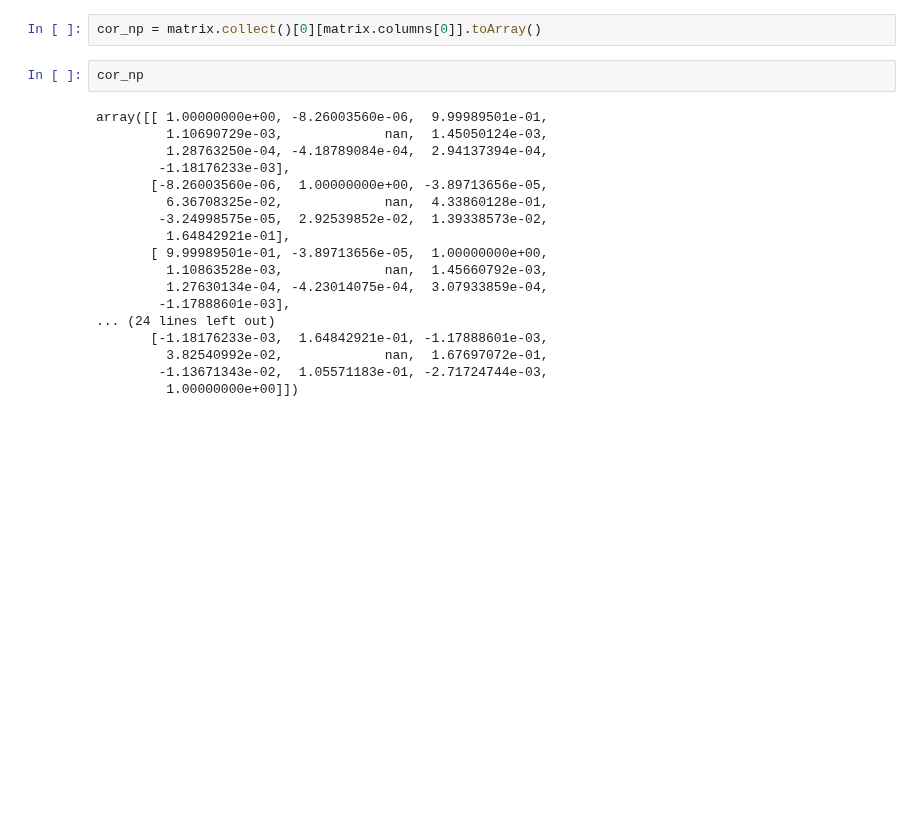
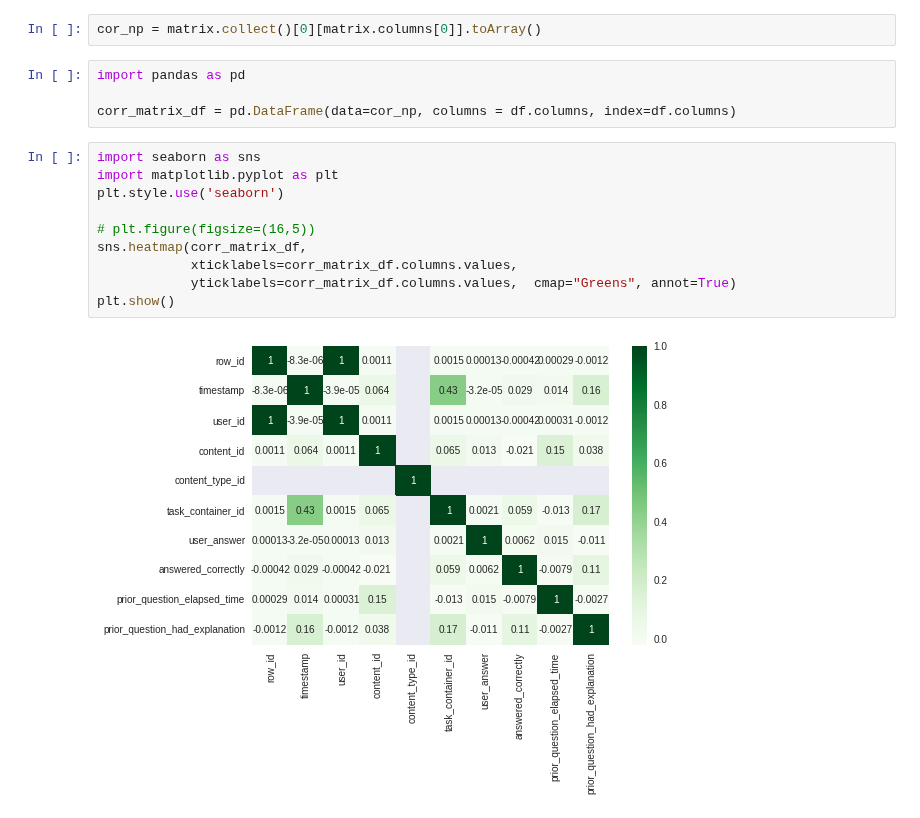
Before and after one commit to rufous86/studies, a Jupyter notebook: spark_learning.ipynb, the cells around one changed output. Saved outputs shown, nothing was run; the diff lists cells and outputs as text; blank space fills up the shorter version.

```diff
--- a/spark_learning.ipynb
+++ b/spark_learning.ipynb
@@ -163,23 +163,19 @@ df_vector = assembler.transform(df).select(vector_col)
 matrix = Correlation.corr(df_vector, vector_col)
 # %%
 cor_np = matrix.collect()[0][matrix.columns[0]].toArray()
-# %%
-cor_np
-# %% [output]
-array([[ 1.00000000e+00, -8.26003560e-06,  9.99989501e-01,
-         1.10690729e-03,             nan,  1.45050124e-03,
-         1.28763250e-04, -4.18789084e-04,  2.94137394e-04,
-        -1.18176233e-03],
-       [-8.26003560e-06,  1.00000000e+00, -3.89713656e-05,
-         6.36708325e-02,             nan,  4.33860128e-01,
-        -3.24998575e-05,  2.92539852e-02,  1.39338573e-02,
-         1.64842921e-01],
-       [ 9.99989501e-01, -3.89713656e-05,  1.00000000e+00,
-         1.10863528e-03,             nan,  1.45660792e-03,
-         1.27630134e-04, -4.23014075e-04,  3.07933859e-04,
-        -1.17888601e-03],
-... (24 lines left out)
-       [-1.18176233e-03,  1.64842921e-01, -1.17888601e-03,
-         3.82540992e-02,             nan,  1.67697072e-01,
-        -1.13671343e-02,  1.05571183e-01, -2.71724744e-03,
-         1.00000000e+00]])
+# %%
+import pandas as pd
+
+corr_matrix_df = pd.DataFrame(data=cor_np, columns = df.columns, index=df.columns)
+# %%
+import seaborn as sns
+import matplotlib.pyplot as plt
+plt.style.use('seaborn')
+
+# plt.figure(figsize=(16,5))
+sns.heatmap(corr_matrix_df,
+            xticklabels=corr_matrix_df.columns.values,
+            yticklabels=corr_matrix_df.columns.values,  cmap="Greens", annot=True)
+plt.show()
+# %% [output]
+[figure, added]
```
